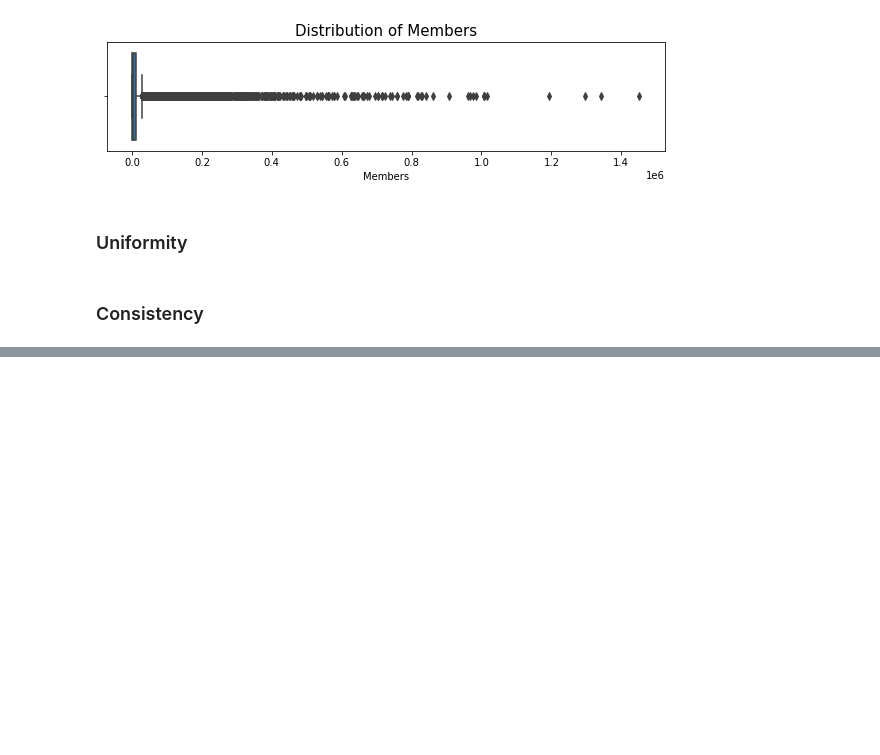
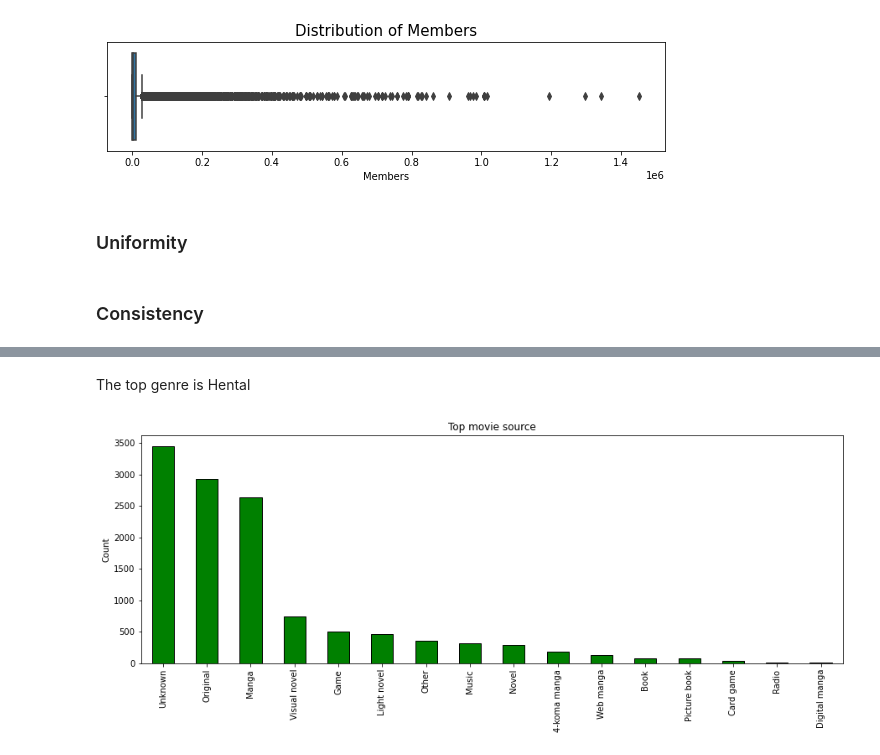
Before and after one commit to felix-n12/Movie-Recommendation-System, a Jupyter notebook: Recommendation System.ipynb, the cells around one changed output, grey strips where cells are left out. Cells and saved outputs as stored; diff of their text form; code cells hidden in the pictures; blank space fills up the shorter version.

```diff
--- a/Recommendation System.ipynb
+++ b/Recommendation System.ipynb
@@ -305,0 +447,6 @@ except:
+# %% [markdown]
+The top genre is Hental
+# %%
+plot_data(df,"Source",'Top movie source')
+# %% [output]
+[figure, added]
```
Also changed, not shown: parts of 28 cells of this notebook.
